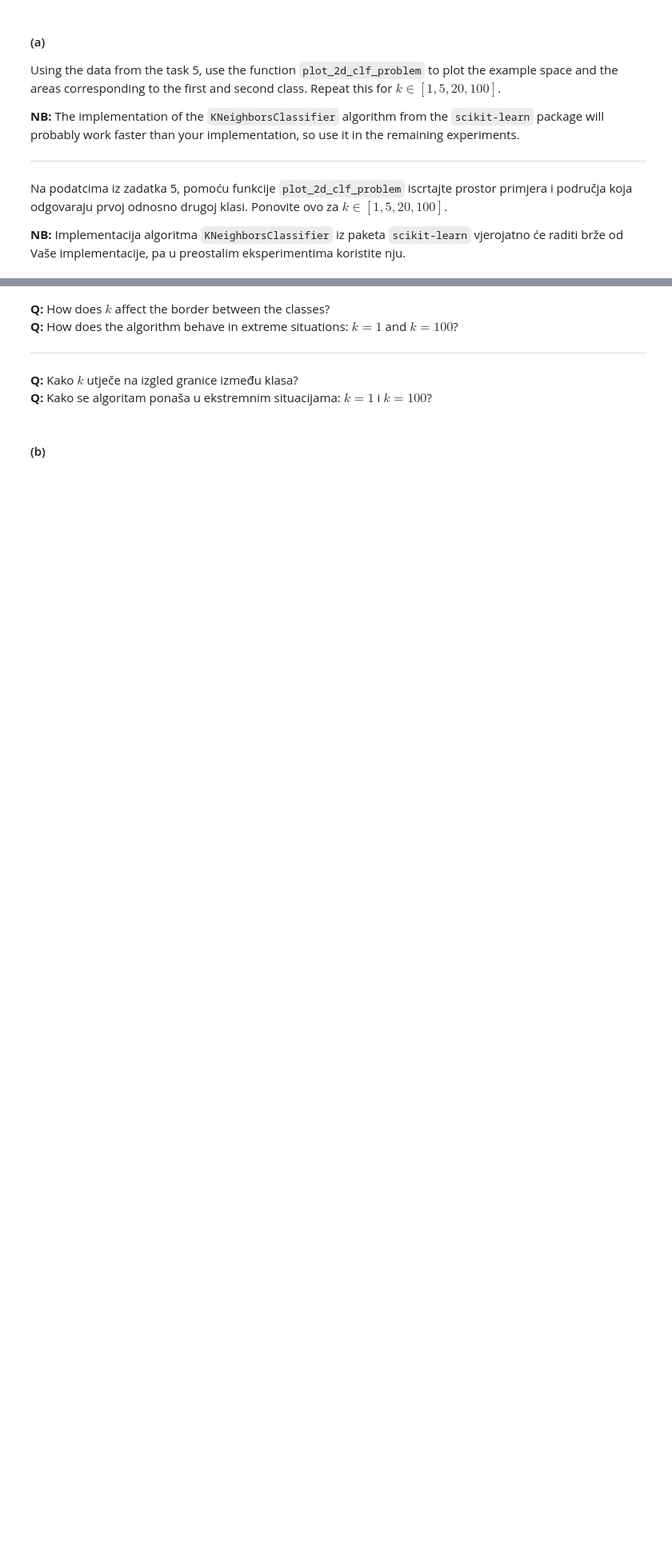
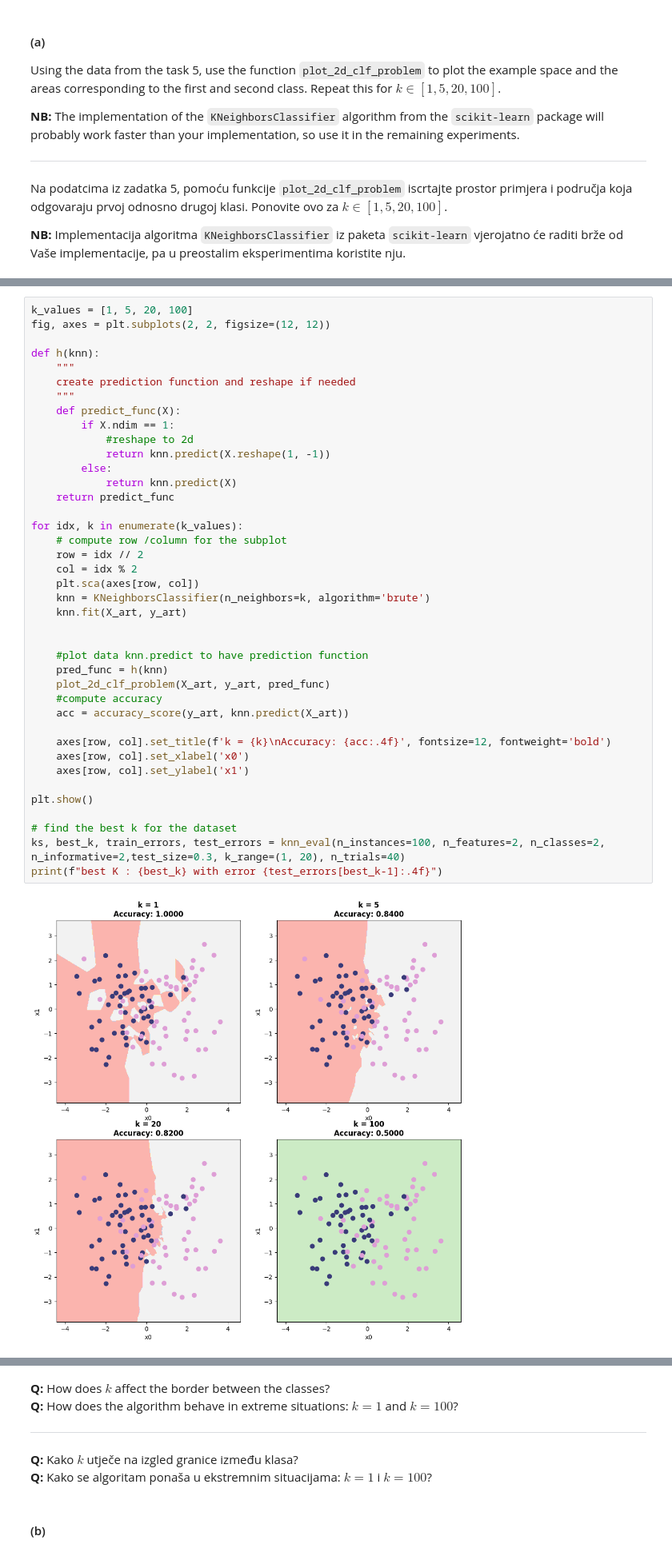
Before and after one commit to Emsamax/ML_croatia, a Jupyter notebook: ML1-2025-LAB3.ipynb, the cells around one changed output, grey strips where cells are left out. Shown at 80% size. Drawn from its saved outputs; the diff is of its cells as text; blank space fills up the shorter version.

```diff
--- a/ML1-2025-LAB3.ipynb
+++ b/ML1-2025-LAB3.ipynb
@@ -754,0 +753,42 @@ Na podatcima iz zadatka 5, pomoću funkcije `plot_2d_clf_problem` iscrtajte pros
+# %%
+k_values = [1, 5, 20, 100]
+fig, axes = plt.subplots(2, 2, figsize=(12, 12))
+
+def h(knn):
+    """
+    create prediction function and reshape if needed
+    """
+    def predict_func(X):
+        if X.ndim == 1:
+            #reshape to 2d
+            return knn.predict(X.reshape(1, -1))
+        else:
+            return knn.predict(X)
+    return predict_func
+
+for idx, k in enumerate(k_values):
+    # compute row /column for the subplot
+    row = idx // 2
+    col = idx % 2
+    plt.sca(axes[row, col])
+    knn = KNeighborsClassifier(n_neighbors=k, algorithm='brute')
+    knn.fit(X_art, y_art)
+
+
+    #plot data knn.predict to have prediction function
+    pred_func = h(knn)
+    plot_2d_clf_problem(X_art, y_art, pred_func)
+    #compute accuracy
+    acc = accuracy_score(y_art, knn.predict(X_art))
+
+    axes[row, col].set_title(f'k = {k}\nAccuracy: {acc:.4f}', fontsize=12, fontweight='bold')
+    axes[row, col].set_xlabel('x0')
+    axes[row, col].set_ylabel('x1')
+
+plt.show()
+
+# find the best k for the dataset
+ks, best_k, train_errors, test_errors = knn_eval(n_instances=100, n_features=2, n_classes=2, n_informative=2,test_size=0.3, k_range=(1, 20), n_trials=40)
+print(f"best K : {best_k} with error {test_errors[best_k-1]:.4f}")
+# %% [output]
+[figure, added]
```
Also changed, not shown: parts of 4 cells of this notebook.
